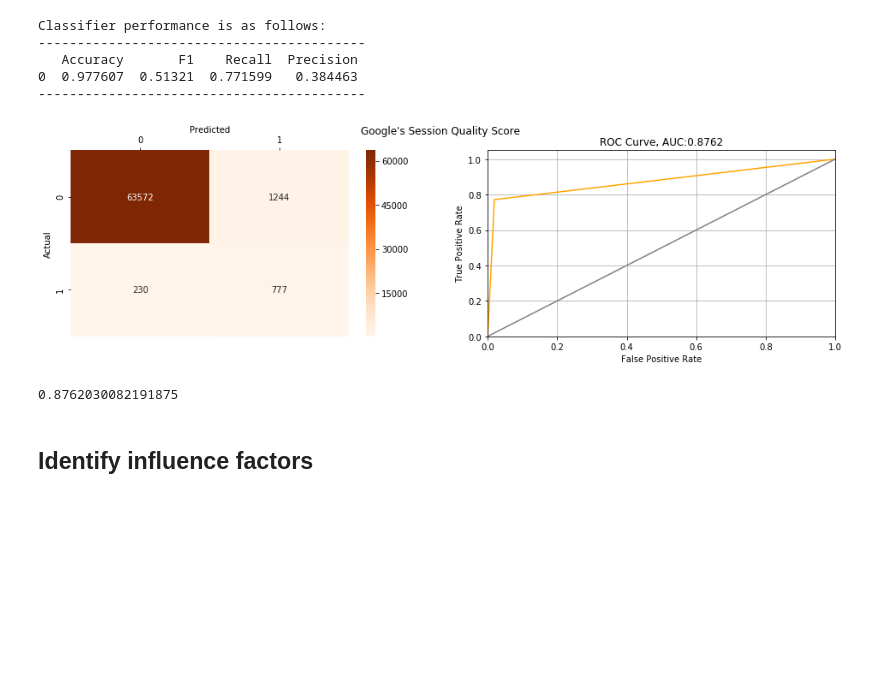
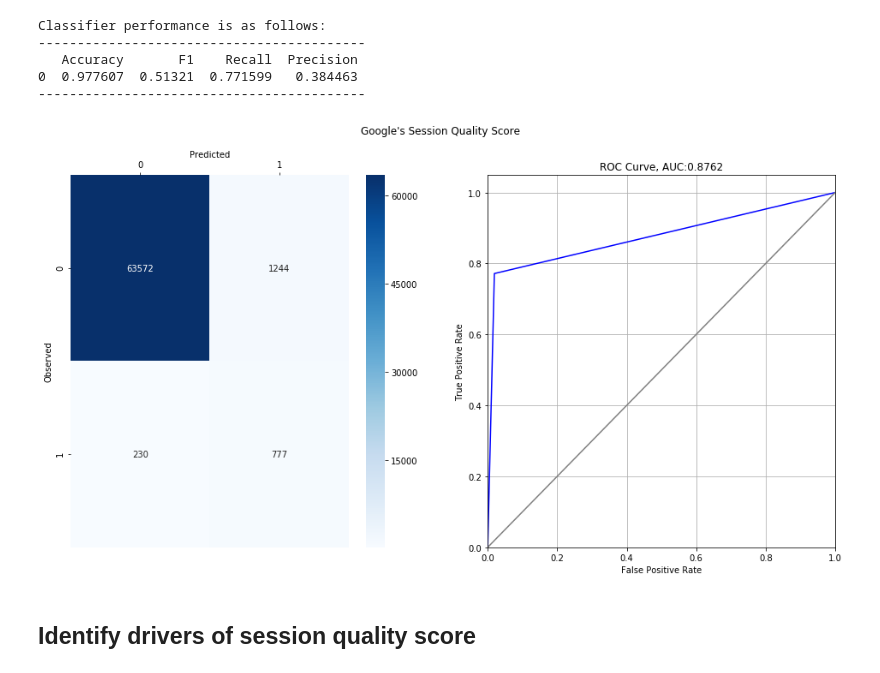
Before and after one commit to GunnarGriese/ga-session-quality, a Jupyter notebook: session-quality-assessment.ipynb, the cells around one changed output. Drawn from its saved outputs; the diff is of its cells as text; code cells hidden in the pictures; blank space fills up the shorter version.

```diff
--- a/session-quality-assessment.ipynb
+++ b/session-quality-assessment.ipynb
@@ -147,14 +168,12 @@ Classifier performance is as follows:
    Accuracy       F1    Recall  Precision
 0  0.977607  0.51321  0.771599   0.384463
 ------------------------------------------
-# %%
-v.error_plots(confusion_matrix, fp_value, tp_value, auc_value)
-# %% [output]
-[figure, removed]
-# %%
-auc_value
-# %% [output]
-0.8762030082191875
-# %% [markdown]
-## Identify influence factors
+# %%
+# Visualise model performance
+v.plot_errors(confusion_matrix, fp_value, tp_value, auc_value)
+plt.savefig("img/confusion_matrix.png")
+# %% [output]
+[figure, added]
+# %% [markdown]
+## Identify drivers of session quality score
 # %%
```
Also changed, not shown: parts of 18 cells of this notebook, 5 other files.
